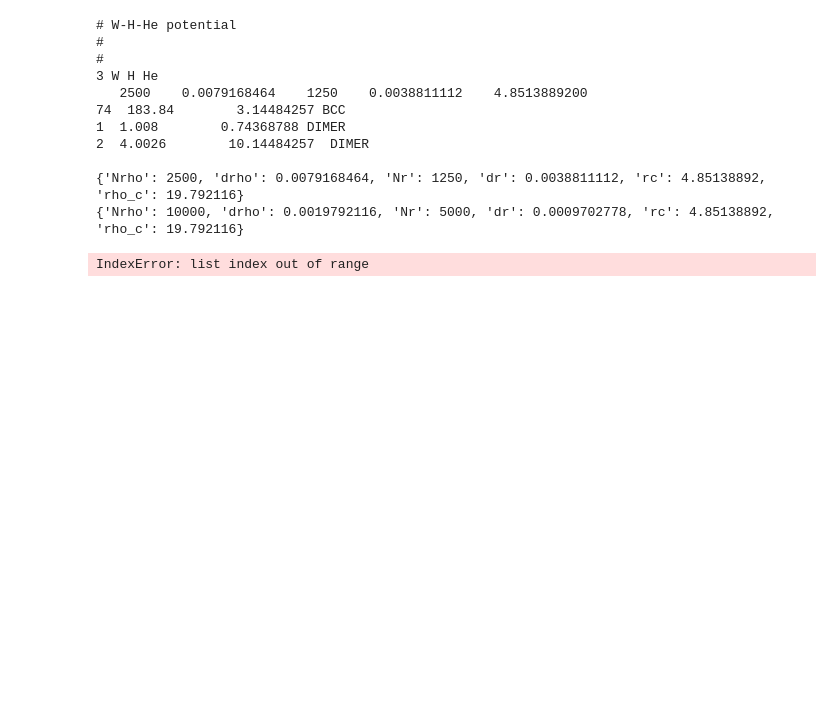
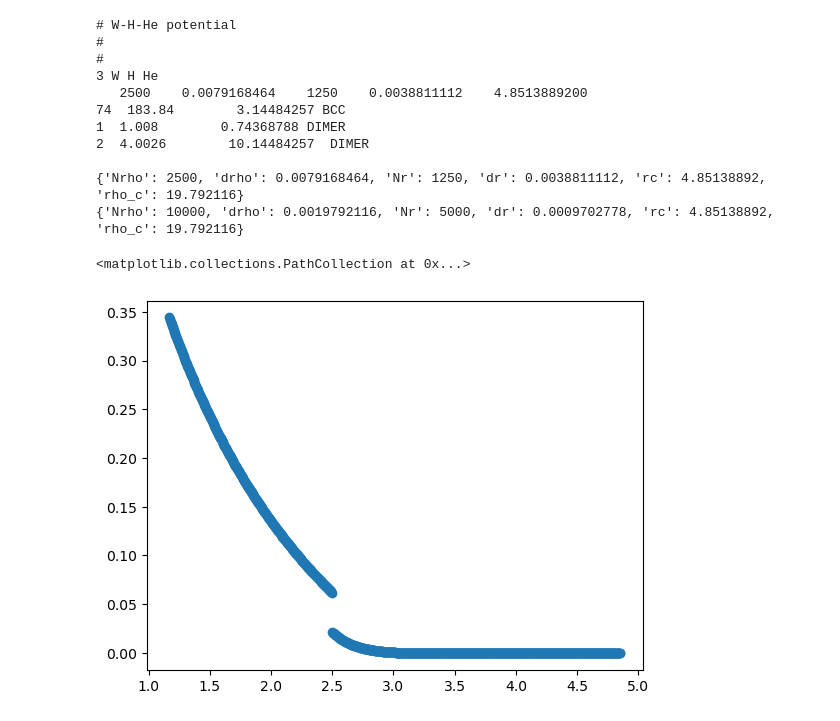
Before and after one commit to Samanyu-T/Lammps_MD, a Jupyter notebook: Jupyter_Notebooks/Development.ipynb, the cells around one changed output. Cells and saved outputs as stored; diff of their text form; code cells hidden in the pictures; blank space fills up the shorter version.

```diff
--- a/Jupyter_Notebooks/Development.ipynb
+++ b/Jupyter_Notebooks/Development.ipynb
@@ -163,31 +143,33 @@ np.savetxt('dft_data_new.txt', data_new ,fmt='%.3f')
-# %%
-from scipy import interpolate
-
-with open('log.lammps', 'r') as file:
-    log = file.readlines()
-
-n_proc = int(log[1].split(' ')[2])
-
-val = log[-1].split()[-2*n_proc:]
-
-data = np.array([float(x) for x in val]).reshape(n_proc, 2)
-
-x = data[:, 0]
-
-y = data[:, 1]
-
-y -= y.min()
-
-cs = interpolate.Akima1DInterpolator(x, y)
-
-x_plt = np.linspace(0,1,100)
-
-y_plt = cs(x_plt)
-
-plt.scatter(x, y, marker='o')
-plt.plot(x_plt, y_plt,  linestyle=':')
-plt.xlabel('Reaction Coordinate')
-plt.ylabel('Energy / eV')
-plt.title('Migration of Helium combining from 2 tetrahedral positions')
-# %% [output]
-IndexError: list index out of range
+# %%
+def he_h_potential(r, zbl):
+    D0 = -0.318151
+    D1 = 1.142826
+    D2 = -0.530526
+    D3 = 0.116766
+    sigma = 3.0862
+    e = 0.0006
+    r1 = 0.5
+    r2 = 2.5
+
+    if r < r1:
+        return zbl.eval_zbl(r)
+
+    elif r1 < r < r2:
+        return D0 + D1/r + D2/r**2 + D3/r**3
+
+    else:
+        return 4*e*( (sigma/r) **12 - (sigma/r) ** 6)
+
+zbl_hhe = EAM_Fitting_Serial.ZBL(2, 1)
+
+r = np.linspace(0,eam_fit.pot_params['rc'],eam_fit.pot_params['Nr'])[1:]
+
+h_he = np.zeros(r.shape)
+
+for i, _r in enumerate(r):
+    h_he[i] = he_h_potential(_r, zbl_hhe)
+
+plt.scatter(r[300:], h_he[300:])
+# %% [output]
+<matplotlib.collections.PathCollection at 0x...>
+[figure, added]
```
Also changed, not shown: parts of 6 cells of this notebook, 4 other files.
